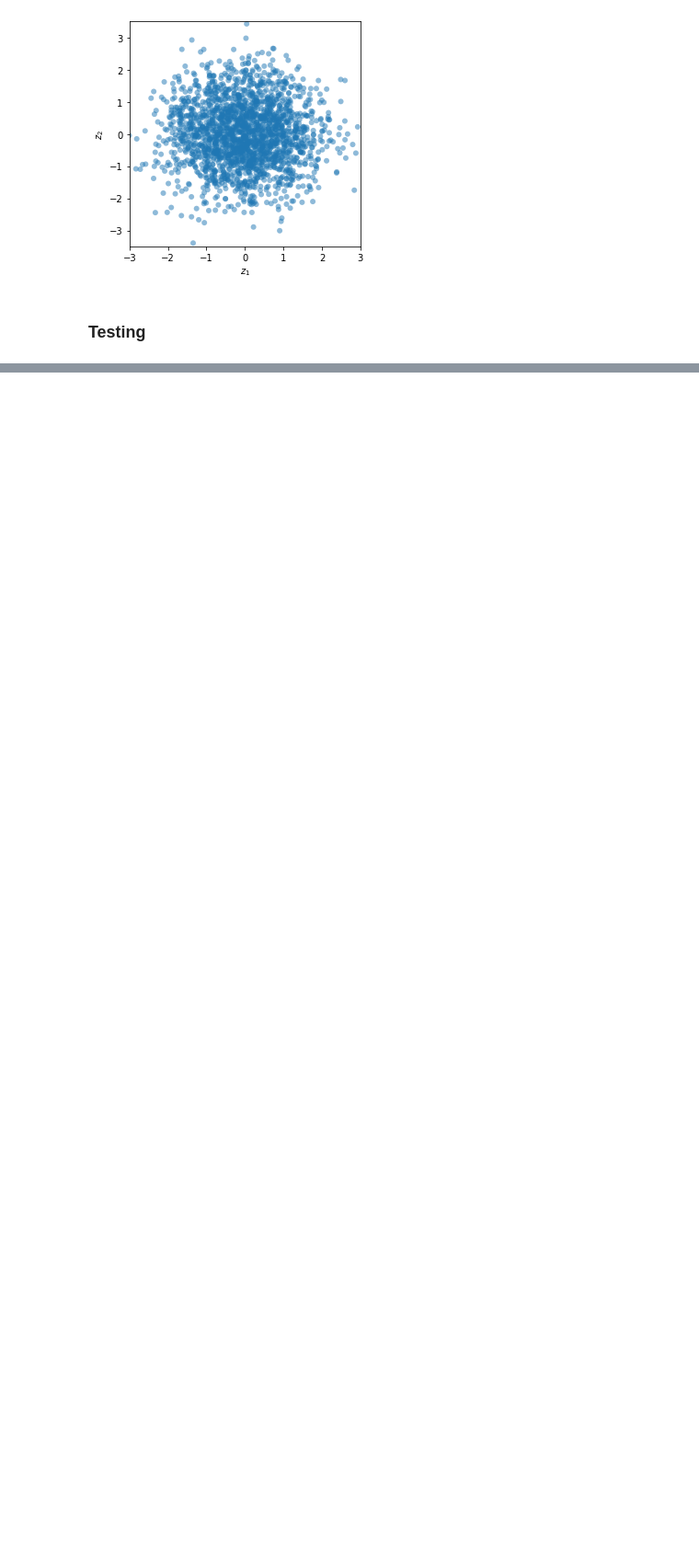
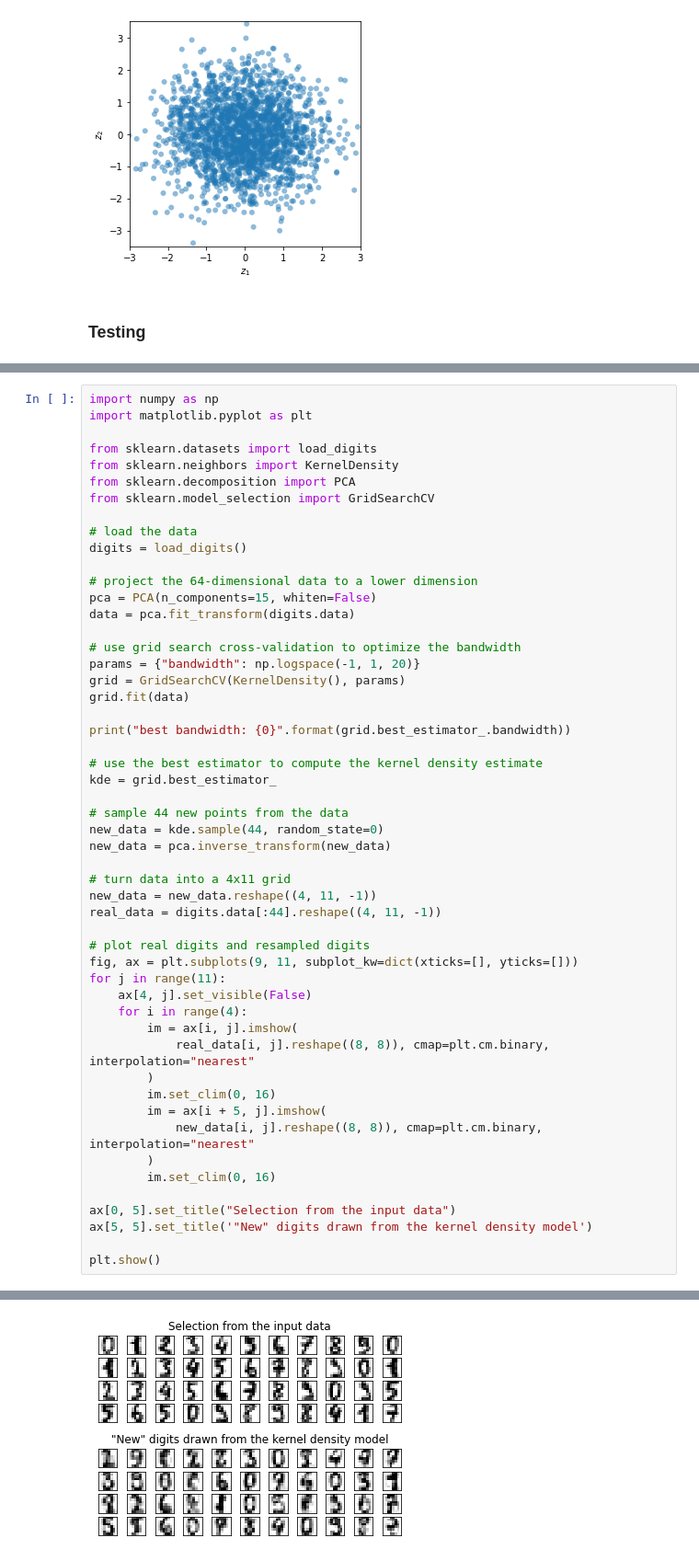
Before and after one commit to ZahraDehghanian97/RCALAD, a Jupyter notebook: toy_experiments/ALAD - toy example.ipynb, the cells around one changed output, grey strips where cells are left out. Shown at 92% size. Drawn from its saved outputs; the diff is of its cells as text; blank space fills up the shorter version.

```diff
--- a/toy_experiments/ALAD - toy example.ipynb
+++ b/toy_experiments/ALAD - toy example.ipynb
@@ -408,0 +425,53 @@ def zmar(imz):
+# %%
+import numpy as np
+import matplotlib.pyplot as plt
+
+from sklearn.datasets import load_digits
+from sklearn.neighbors import KernelDensity
+from sklearn.decomposition import PCA
+from sklearn.model_selection import GridSearchCV
+
+# load the data
+digits = load_digits()
+
+# project the 64-dimensional data to a lower dimension
+pca = PCA(n_components=15, whiten=False)
+data = pca.fit_transform(digits.data)
+
+# use grid search cross-validation to optimize the bandwidth
+params = {"bandwidth": np.logspace(-1, 1, 20)}
+grid = GridSearchCV(KernelDensity(), params)
+grid.fit(data)
+
+print("best bandwidth: {0}".format(grid.best_estimator_.bandwidth))
+
+# use the best estimator to compute the kernel density estimate
+kde = grid.best_estimator_
+
+# sample 44 new points from the data
+new_data = kde.sample(44, random_state=0)
+new_data = pca.inverse_transform(new_data)
+
+# turn data into a 4x11 grid
+new_data = new_data.reshape((4, 11, -1))
+real_data = digits.data[:44].reshape((4, 11, -1))
+
+# plot real digits and resampled digits
+fig, ax = plt.subplots(9, 11, subplot_kw=dict(xticks=[], yticks=[]))
+for j in range(11):
+    ax[4, j].set_visible(False)
+    for i in range(4):
+        im = ax[i, j].imshow(
+            real_data[i, j].reshape((8, 8)), cmap=plt.cm.binary, interpolation="nearest"
+        )
+        im.set_clim(0, 16)
+        im = ax[i + 5, j].imshow(
+            new_data[i, j].reshape((8, 8)), cmap=plt.cm.binary, interpolation="nearest"
+        )
+        im.set_clim(0, 16)
+
+ax[0, 5].set_title("Selection from the input data")
+ax[5, 5].set_title('"New" digits drawn from the kernel density model')
+
+plt.show()
+# %% [output]
@@ -409,3 +479,4 @@ def zmar(imz):
+[figure, added]
 # %%
 ## inferred marginal z
 fig_mz, ax = plt.subplots(nrows=1, ncols=1, figsize=(4.5, 4.5))
```
Also changed, not shown: parts of 14 cells of this notebook.
